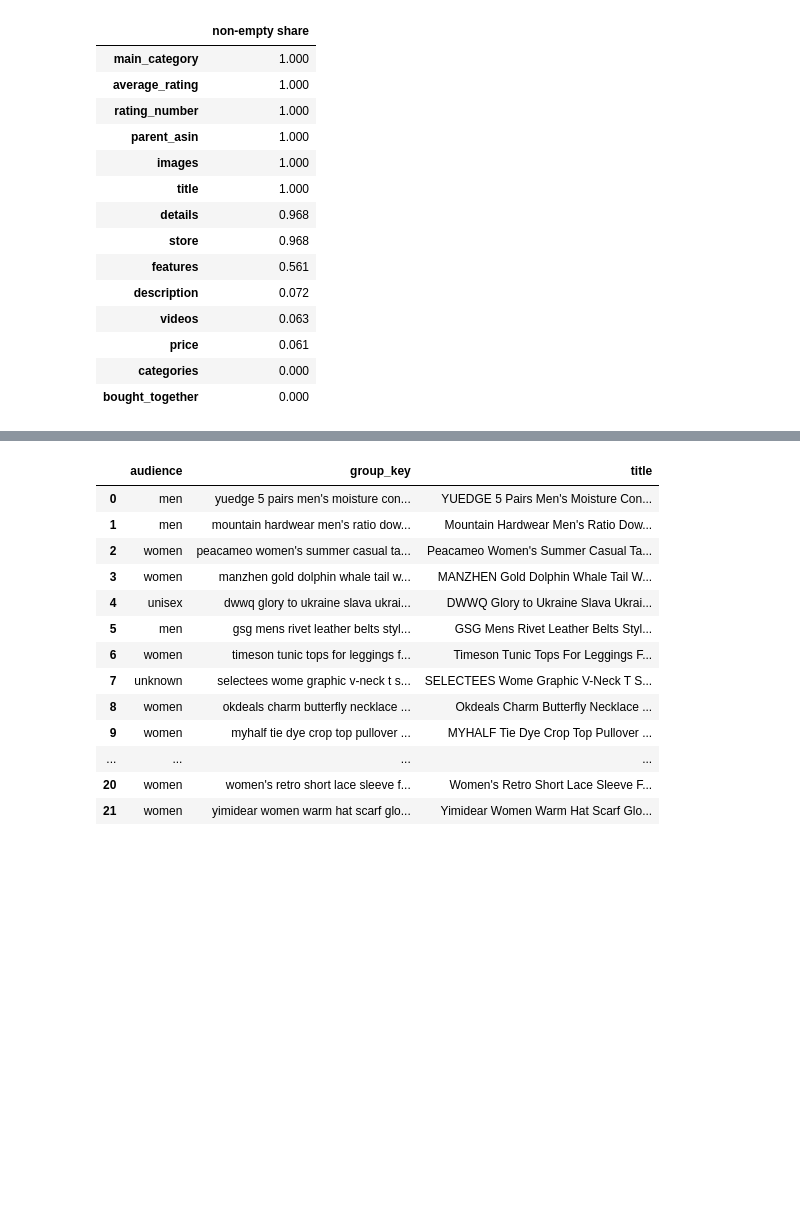
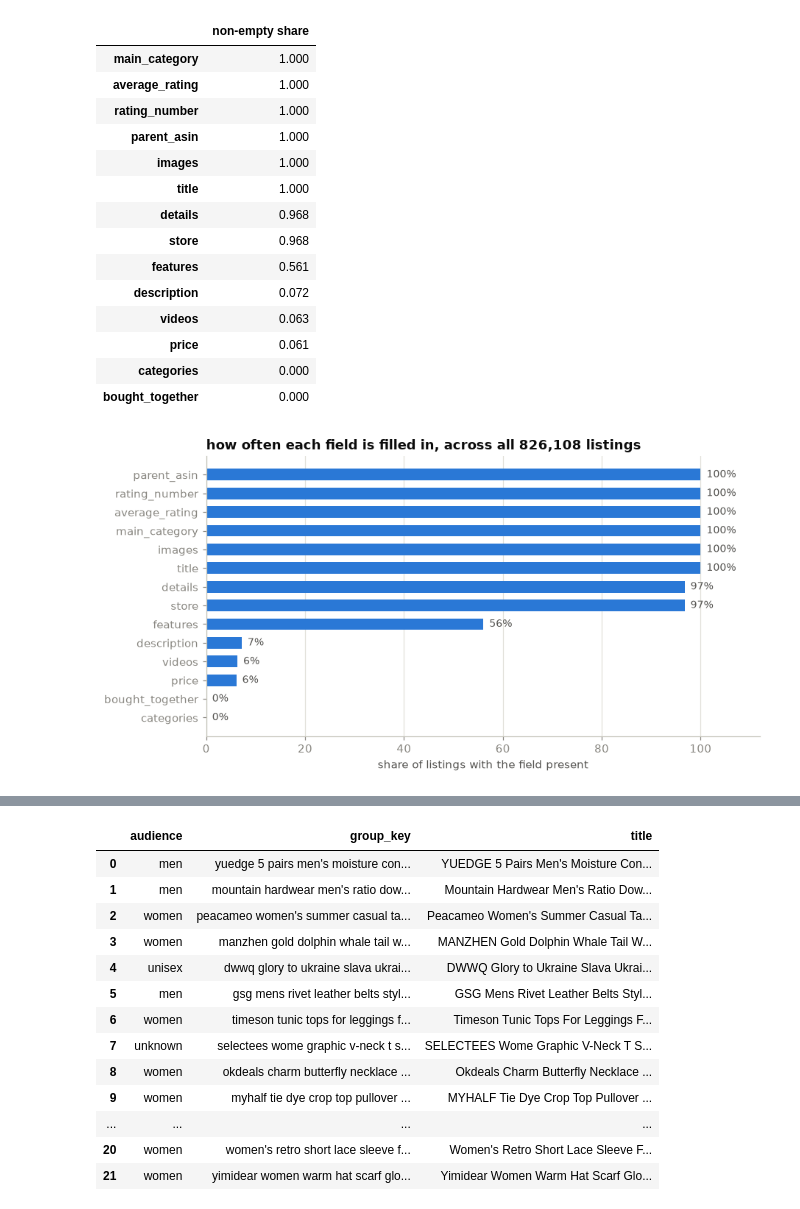
Before and after one commit to hircoder/Fashion_Stylist, a Jupyter notebook: notebooks/01_explore_data.ipynb, the cells around one changed output, grey strips where cells are left out. Saved outputs shown, nothing was run; the diff lists cells and outputs as text; code cells hidden in the pictures; blank space fills up the shorter version.

```diff
--- a/notebooks/01_explore_data.ipynb
+++ b/notebooks/01_explore_data.ipynb
@@ -21,4 +30,27 @@ from stylist.catalog import parse_price, derive_audience, group_key
 
 RAW = Path("data/raw/meta_Amazon_Fashion.jsonl.gz")
 assert RAW.exists(), "run `make data` first"
-plt.rcParams["figure.dpi"] = 110
+
+# one small chart style used everywhere: quiet grid, no box, direct labels.
+# palette: colorblind-checked categorical order (blue, orange, aqua, yellow, magenta)
+PAL = ["#2a78d6", "#eb6834", "#1baf7a", "#eda100", "#e87ba4"]
+INK, INK2, MUTED, GRID = "#0b0b0b", "#52514e", "#898781", "#e1e0d9"
+plt.rcParams.update({
+    "figure.dpi": 110, "figure.facecolor": "white", "axes.facecolor": "white",
+    "axes.edgecolor": "#c3c2b7", "axes.labelcolor": INK2, "text.color": INK,
+    "xtick.color": MUTED, "ytick.color": MUTED, "axes.titlesize": 12,
+    "axes.titleweight": "bold", "axes.titlelocation": "left", "font.size": 10,
+})
+
+def tidy(ax, ygrid=True):
+    for side in ("top", "right"):
+        ax.spines[side].set_visible(False)
+    if ygrid:
+        ax.grid(axis="y", color=GRID, linewidth=0.8)
+        ax.set_axisbelow(True)
+
+def fmt_count(n):
+    return f"{n/1e3:.0f}K" if n >= 10_000 else f"{n:,.0f}"
+
+from matplotlib.ticker import FuncFormatter
+KTICKS = FuncFormatter(lambda v, _: fmt_count(v) if v else "0")
@@ -65,4 +106,21 @@ rows: 826108
 | price | 0.061 |
 | categories | 0.000 |
 | bought_together | 0.000 |
+# %%
+share = (cov * 100)
+fig, ax = plt.subplots(figsize=(8.4, 4.4))
+vals = share.sort_values()
+colors = [MUTED if v == 0 else PAL[0] for v in vals]
+bars = ax.barh(vals.index, vals.values, color=colors, height=0.62)
+for b, v in zip(bars, vals.values):
+    ax.text(v + 1.2, b.get_y() + b.get_height() / 2, f"{v:.0f}%" if v >= 1 else ("0%" if v == 0 else f"{v:.1f}%"),
+            va="center", fontsize=9, color=INK2)
+ax.set_xlim(0, 112)
+ax.set_title("how often each field is filled in, across all 826,108 listings")
+ax.set_xlabel("share of listings with the field present")
+tidy(ax, ygrid=False)
+ax.grid(axis="x", color=GRID, linewidth=0.8); ax.set_axisbelow(True)
+plt.tight_layout(); plt.show()
+# %% [output]
+[figure, added]
 # %% [markdown]
```
Also changed, not shown: parts of 38 cells of this notebook, 12 other files.
